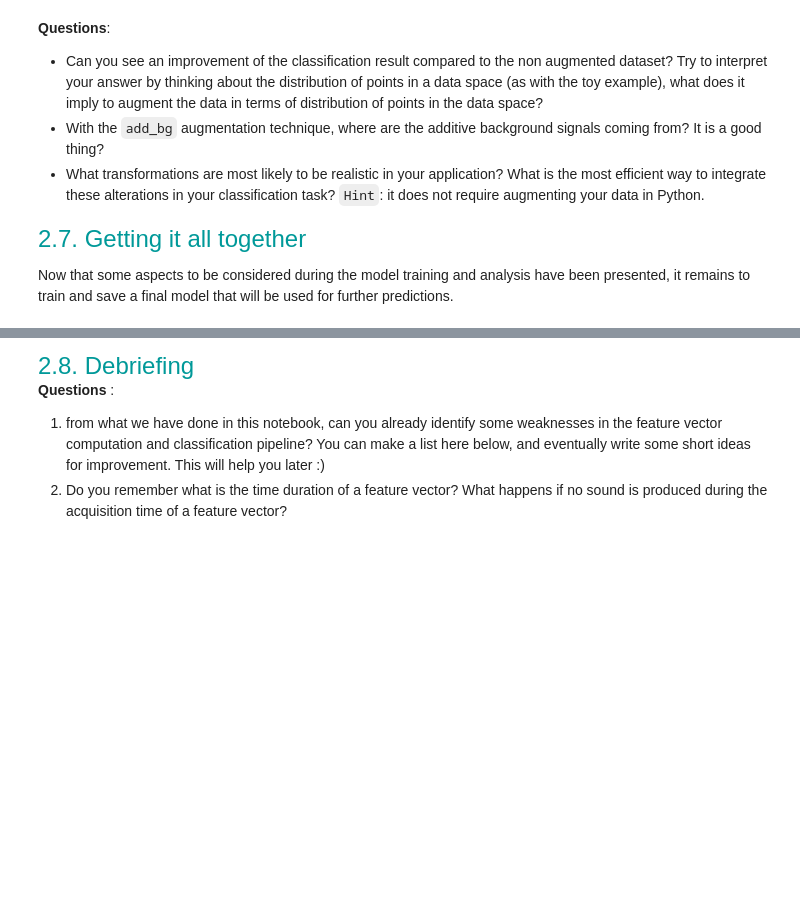
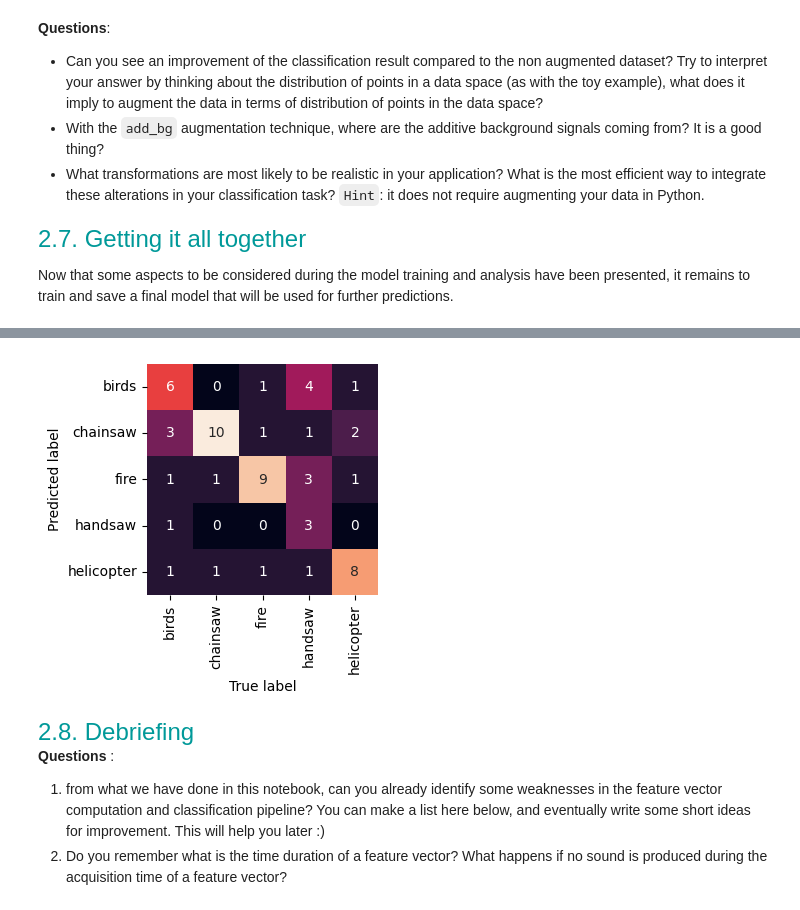
Before and after one commit to ppasture/LELEC210X, a Jupyter notebook: classification/h5a2_audio.ipynb, the cells around one changed output, grey strips where cells are left out. Drawn from its saved outputs; the diff is of its cells as text; code cells hidden in the pictures; blank space fills up the shorter version.

Commit message:
with random forest

```diff
--- a/classification/h5a2_audio.ipynb
+++ b/classification/h5a2_audio.ipynb
@@ -696,0 +601,82 @@ accuracy : 0.4666666666666667
+# %%
+import os
+import matplotlib.pyplot as plt
+import numpy as np
+import pickle
+from sklearn.decomposition import PCA
+from sklearn.ensemble import RandomForestClassifier
+from sklearn.model_selection import train_test_split, cross_val_score
+from sklearn.metrics import confusion_matrix
+from classification.datasets import Dataset
+from classification.utils.audio_student import AudioUtil, Feature_vector_DS
+from classification.utils.utils import accuracy
+
+
+# [1] Create dataset of feature vectors and split it.
+dataset = Dataset()
+classnames = dataset.list_classes()
+fm_dir = "data/feature_matrices/"
+model_dir = "data/models/"
+os.makedirs(fm_dir, exist_ok=True)
+os.makedirs(model_dir, exist_ok=True)
+
+myds = Feature_vector_DS(dataset, Nft=512, nmel=20, duration=950, shift_pct=0.0)
+
+# Attributes
+featveclen = len(myds["fire", 0])
+nitems = len(myds)
+naudio = dataset.naudio
+nclass = dataset.nclass
+
+# Compute the matrixed dataset
+X = np.zeros((nclass * naudio, featveclen))
+for class_idx, classname in enumerate(classnames):
+    for idx in range(naudio):
+        X[class_idx * naudio + idx, :] = myds[classname, idx]
+y = np.repeat(classnames, naudio)
+
+# Handle NaN values
+nan_rows = np.isnan(X).any(axis=1)
+X_clean = X[~nan_rows]
+y_clean = y[~nan_rows]
+
+# Split dataset into training and testing sets
+X_train, X_test, y_train, y_test = train_test_split(
+    X_clean, y_clean, test_size=0.3, stratify=y_clean
+)
+
+# Normalize the data
+X_train = X_train / np.linalg.norm(X_train, axis=1, keepdims=True)
+X_test = X_test / np.linalg.norm(X_test, axis=1, keepdims=True)
+
+# [2] Dimensionality reduction using Random Forest feature importance
+rf_dim_reducer = RandomForestClassifier(n_estimators=100, random_state=42)
+rf_dim_reducer.fit(X_train, y_train)
+importances = rf_dim_reducer.feature_importances_
+top_features_idx = np.argsort(importances)[::-1][:100]
+X_train_reduced = X_train[:, top_features_idx]
+X_test_reduced = X_test[:, top_features_idx]
+
+# [3] Train the Random Forest classifier with specific parameters
+model = RandomForestClassifier(
+    n_estimators=200,
+    max_depth=20,
+    min_samples_split=5,
+    min_samples_leaf=2,
+    random_state=42
+)
+model.fit(X_train_reduced, y_train)
+
+# [4] Evaluate the model
+predict = model.predict(X_test_reduced)
+test_accuracy = accuracy(predict, y_test)
+cv_scores = cross_val_score(model, X_train_reduced, y_train, cv=10, scoring='accuracy')
+mean_cv_accuracy = np.mean(cv_scores)
+std_cv_accuracy = np.std(cv_scores)
+
+# Print results
+print("Results for the second hyperparameter configuration:")
+print(f"Mean Test Accuracy: {test_accuracy:.4f}")
+print(f"Mean CV Accuracy: {mean_cv_accuracy:.4f}")
+show_confusion_matrix(predict, y_test, classnames)
+# %% [output]
@@ -697,3 +686,4 @@ accuracy : 0.4666666666666667
+[figure, added]
 # %% [markdown]
 <font size=5 color=#009999> 2.8. Debriefing </font> <br>
 **Questions** :
```
Also changed, not shown: parts of 8 cells of this notebook, 6 other files.
